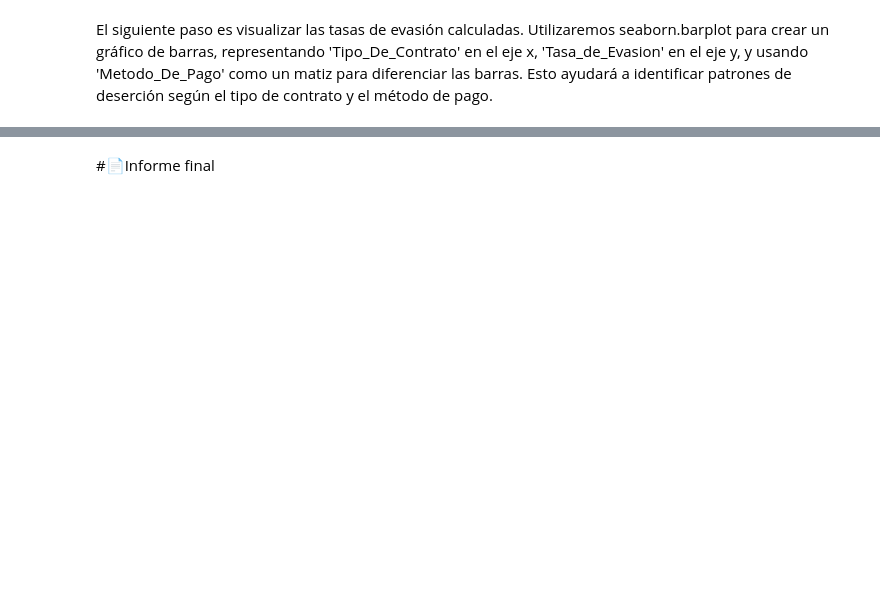
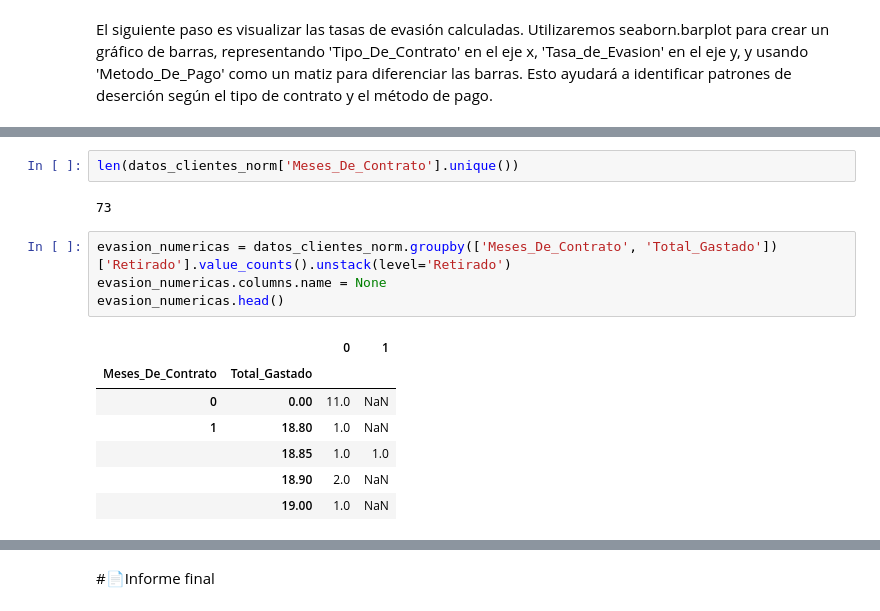
Before and after one commit to Viera1624/TelecomX_LATAM, a Jupyter notebook: telecomx_latam.ipynb, the cells around one changed output, grey strips where cells are left out. Cells and saved outputs as stored; diff of their text form; blank space fills up the shorter version.

```diff
--- a/telecomx_latam.ipynb
+++ b/telecomx_latam.ipynb
@@ -489,0 +506,16 @@ En resumen, la **duración del contrato** es el principal motor de la evasión,
+# %%
+len(datos_clientes_norm['Meses_De_Contrato'].unique())
+# %% [output]
+73
+# %%
+evasion_numericas = datos_clientes_norm.groupby(['Meses_De_Contrato', 'Total_Gastado'])['Retirado'].value_counts().unstack(level='Retirado')
+evasion_numericas.columns.name = None
+evasion_numericas.head()
+# %% [output]
+|  |  | 0 | 1 |
+| Meses_De_Contrato | Total_Gastado |  |  |
+| 0 | 0.00 | 11.0 | NaN |
+| 1 | 18.80 | 1.0 | NaN |
+|  | 18.85 | 1.0 | 1.0 |
+|  | 18.90 | 2.0 | NaN |
+|  | 19.00 | 1.0 | NaN |
```
Also changed, not shown: parts of 13 cells of this notebook.
